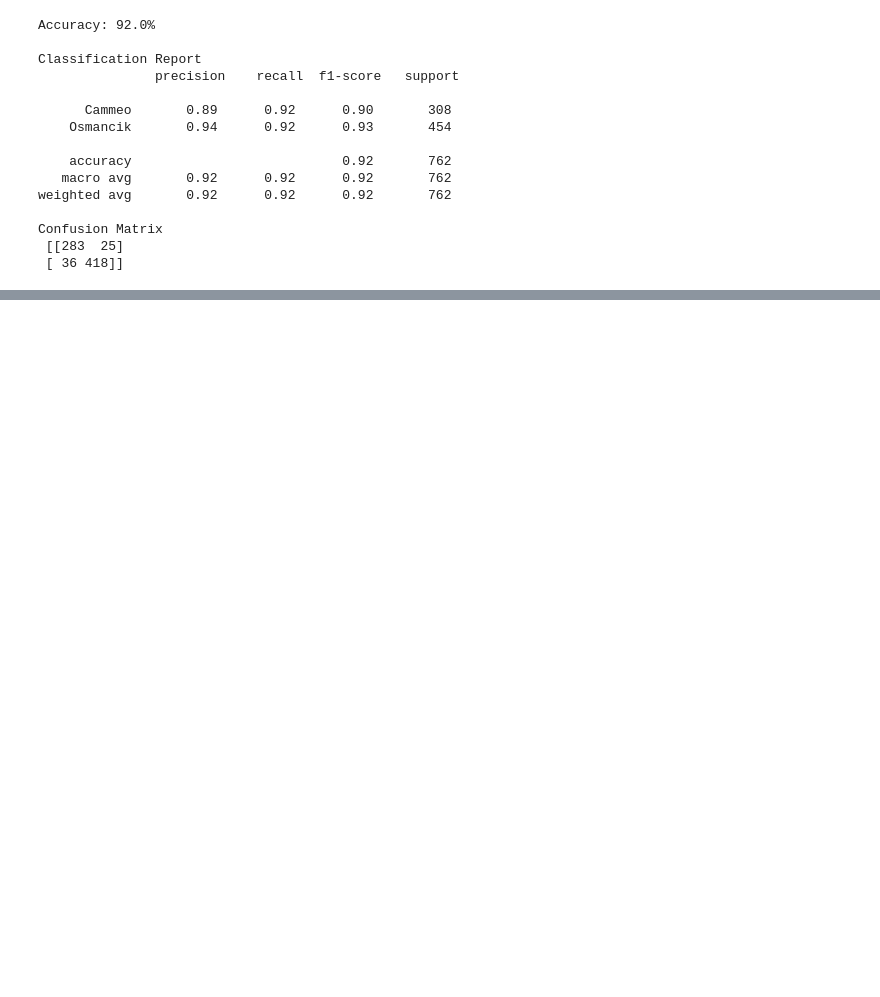
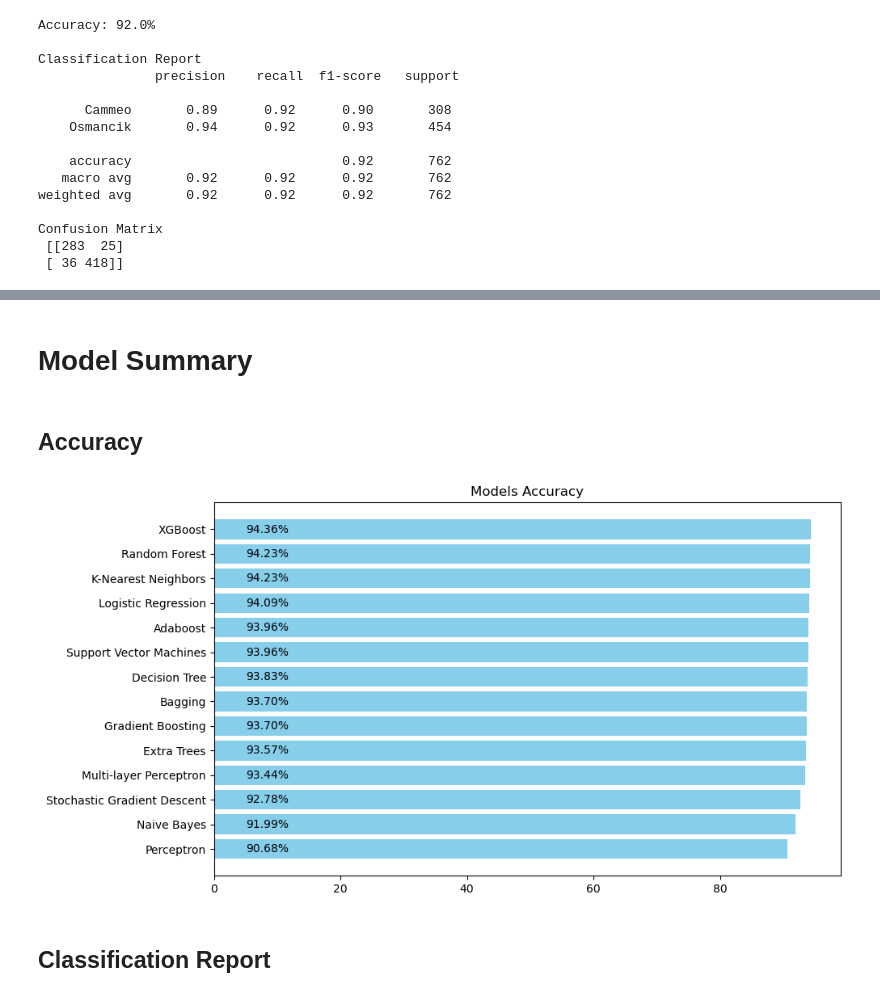
Before and after one commit to hmantovani/py-handbook, a Jupyter notebook: model/classification.ipynb, the cells around one changed output, grey strips where cells are left out. Drawn from its saved outputs; the diff is of its cells as text; code cells hidden in the pictures; blank space fills up the shorter version.

```diff
--- a/model/classification.ipynb
+++ b/model/classification.ipynb
@@ -245,7 +425,7 @@ from sklearn.model_selection import ParameterGrid
 
 # Grid search for the best parameters
 SVM_param_grid = {'C': [0.1, 1, 10, 100], 'gamma': [1, 0.1, 0.01, 0.001], 'kernel': ['rbf', 'poly', 'sigmoid']}
-SVM_grid = GridSearchCV(SVC(), SVM_param_grid, refit = True, verbose = 2)
+SVM_grid = GridSearchCV(SVC(), SVM_param_grid, refit = True, verbose = 0)
 SVM_grid.fit(X_train, y_train.values.ravel())
 print(SVM_grid.best_estimator_)
 
@@ -535,0 +1125,37 @@ Best Accuracy: 0.9071522309711287
+# %% [markdown]
+# Model Summary
+# %% [markdown]
+## Accuracy
+# %%
+accuracy_data = {
+    'Model Name': [
+        'Extra Trees', 'Multi-layer Perceptron', 'Bagging', 'Adaboost', 'Gradient Boosting',
+        'Perceptron', 'XGBoost', 'Stochastic Gradient Descent', 'Logistic Regression',
+        'Naive Bayes', 'Support Vector Machines', 'Random Forest', 'Decision Tree', 'K-Nearest Neighbors'
+    ],
+    'Accuracy': [
+        extra_trees_accuracy, mlp_accuracy, bagging_accuracy, adaboost_accuracy, gbm_accuracy,
+        perceptron_accuracy, XGB_accuracy, SGD_accuracy, LR_accuracy,
+        NB_accuracy, SVM_accuracy, RF_accuracy, DT_accuracy, KNN_accuracy
+    ]
+}
+
+accuracy_df = pd.DataFrame(accuracy_data)
+accuracy_df['Accuracy'] *= 100
+accuracy_df = accuracy_df.sort_values(by='Accuracy', ascending=False).reset_index(drop=True)
+
+plt.figure(figsize=(10, 6))
+bars = plt.barh(accuracy_df['Model Name'], accuracy_df['Accuracy'], color='skyblue')
+plt.title('Models Accuracy')
+plt.gca().invert_yaxis()  # Invert y-axis to display the highest accuracy at the top
+
+# Adding accuracy values inside each bar
+for bar, accuracy in zip(bars, accuracy_df['Accuracy']):
+    plt.text(5, bar.get_y() + bar.get_height() / 2, f'{accuracy:.2f}%',
+             va='center', ha='left', fontsize=10, color='black')
+
+plt.show()
+# %% [output]
+[figure, added]
+# %% [markdown]
+## Classification Report
```
Also changed, not shown: parts of 38 cells of this notebook.
